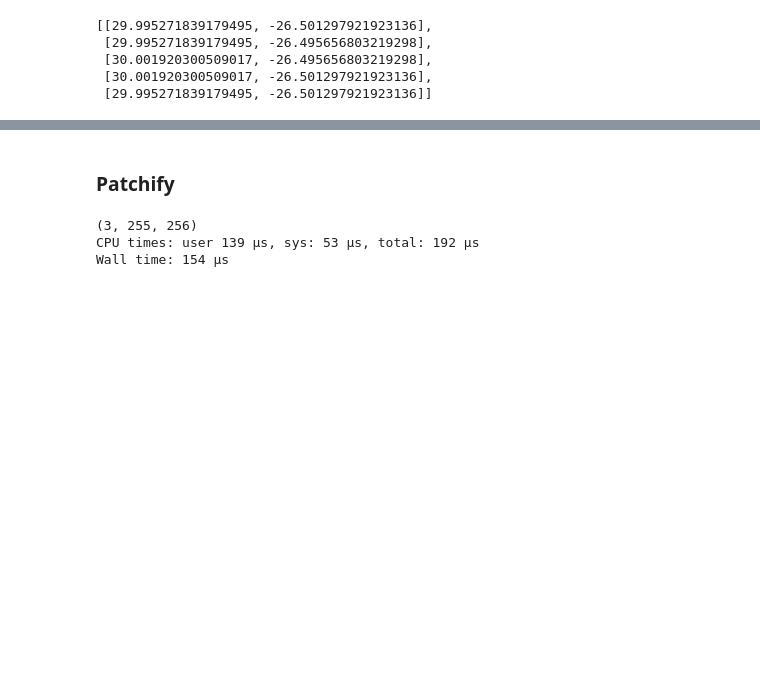
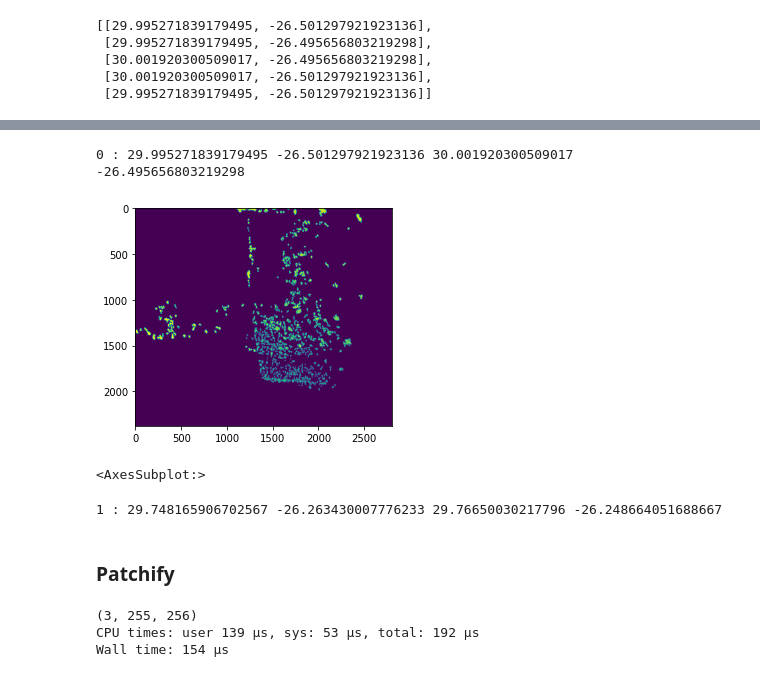
Before and after one commit to lgiesen/DL-Semantic-Segmentation-of-Tree-Stock-in-South-Africa-Using-Satellite-Images, a Jupyter notebook: 3_train_eval_pred.ipynb, the cells around one changed output, grey strips where cells are left out. Saved outputs shown, nothing was run; the diff lists cells and outputs as text; code cells hidden in the pictures; blank space fills up the shorter version.

Commit message:
feat: :construction: create patches - preview labels in bounding box

```diff
--- a/3_train_eval_pred.ipynb
+++ b/3_train_eval_pred.ipynb
@@ -94,3 +72,0 @@ for i in range(len(coord)-1):
-# %%
-import geopandas as gpd
-labels_bounding_boxes = gpd.read_file(config.filepath_labels_bounding_boxes)
@@ -123,3 +95,20 @@ coords[0]
+# %%
+from rasterio.windows import from_bounds
+from rasterio.plot import show
+# visualize labels
+src_label = rasterio.open(config.filepath_label)
+labels = []
+for polygon in range(len(g)):
+    west, south = coords[polygon][0][0], coords[polygon][0][1]
+    east, north = coords[polygon][2][0], coords[polygon][2][1]
+    print(polygon, ":", west, south, east, north)
+    labels.append(src_label.read(1, window = from_bounds(west, south, east, north, src_label.transform)))
+    show(labels[polygon])
+# %% [output]
+0 : 29.995271839179495 -26.501297921923136 30.001920300509017 -26.495656803219298
+[figure, added]
+<AxesSubplot:>
+1 : 29.748165906702567 -26.263430007776233 29.76650030217796 -26.248664051688667
 # %% [markdown]
 ### Patchify
 # %%
```
Also changed, not shown: parts of 8 cells of this notebook.
